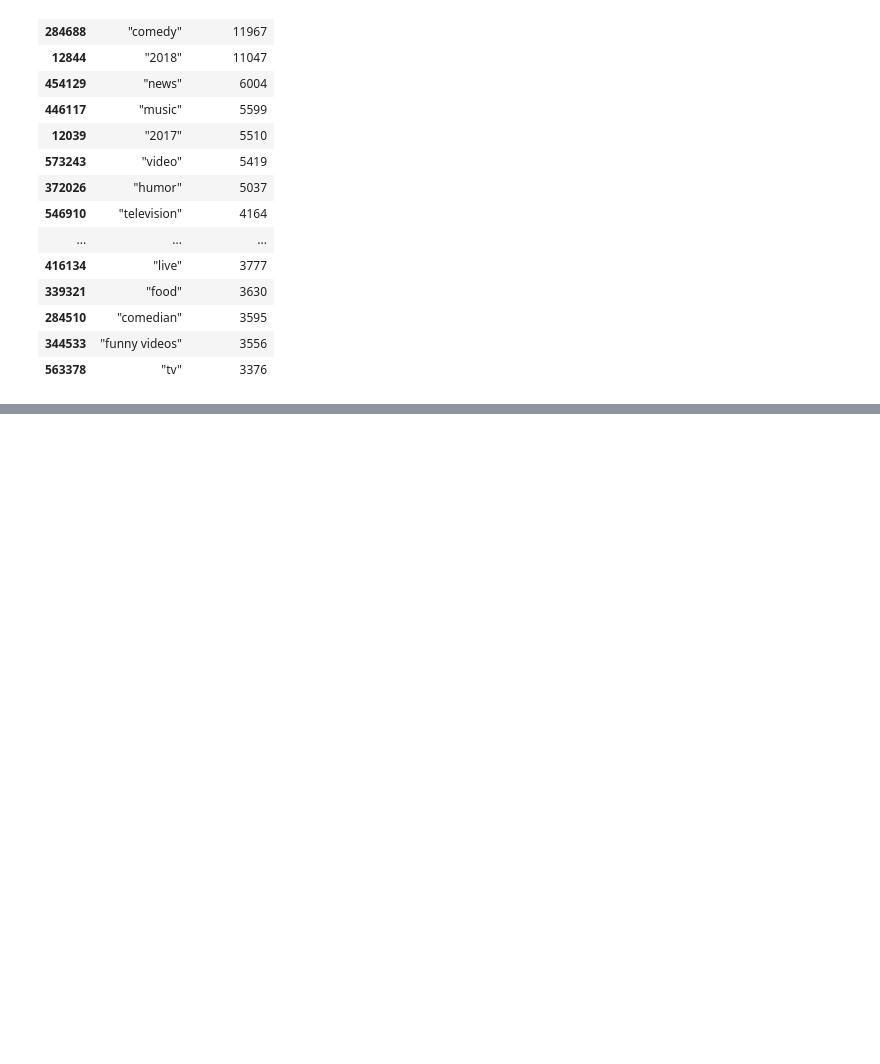
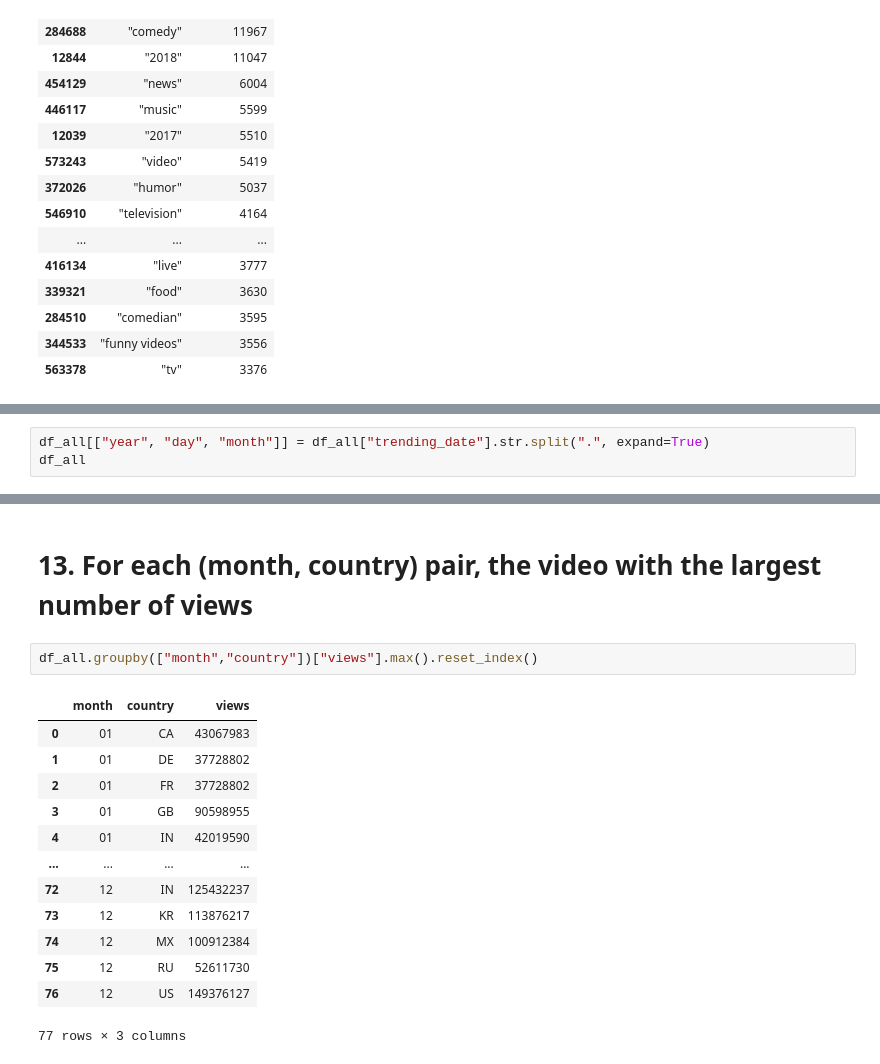
Before and after one commit to KevinDex3/Foundations-ComputerScience-Project, a Jupyter notebook: TrendingYoutube.ipynb, the cells around one changed output, grey strips where cells are left out. Drawn from its saved outputs; the diff is of its cells as text; blank space fills up the shorter version.

```diff
--- a/TrendingYoutube.ipynb
+++ b/TrendingYoutube.ipynb
@@ -365,0 +409,3 @@ tag_counts.sort_values("num_videos", ascending=False).head(20)
+# %%
+df_all[["year", "day", "month"]] = df_all["trending_date"].str.split(".", expand=True)
+df_all
@@ -365,0 +426,18 @@ tag_counts.sort_values("num_videos", ascending=False).head(20)
+# %% [markdown]
+# 13. For each (month, country) pair, the video with the largest number of views
+# %%
+df_all.groupby(["month","country"])["views"].max().reset_index()
+# %% [output]
+|  | month | country | views |
+| 0 | 01 | CA | 43067983 |
+| 1 | 01 | DE | 37728802 |
+| 2 | 01 | FR | 37728802 |
+| 3 | 01 | GB | 90598955 |
+| 4 | 01 | IN | 42019590 |
+| ... | ... | ... | ... |
+| 72 | 12 | IN | 125432237 |
+| 73 | 12 | KR | 113876217 |
+| 74 | 12 | MX | 100912384 |
+| 75 | 12 | RU | 52611730 |
+| 76 | 12 | US | 149376127 |
+77 rows × 3 columns
```
Also changed, not shown: parts of 8 cells of this notebook.
